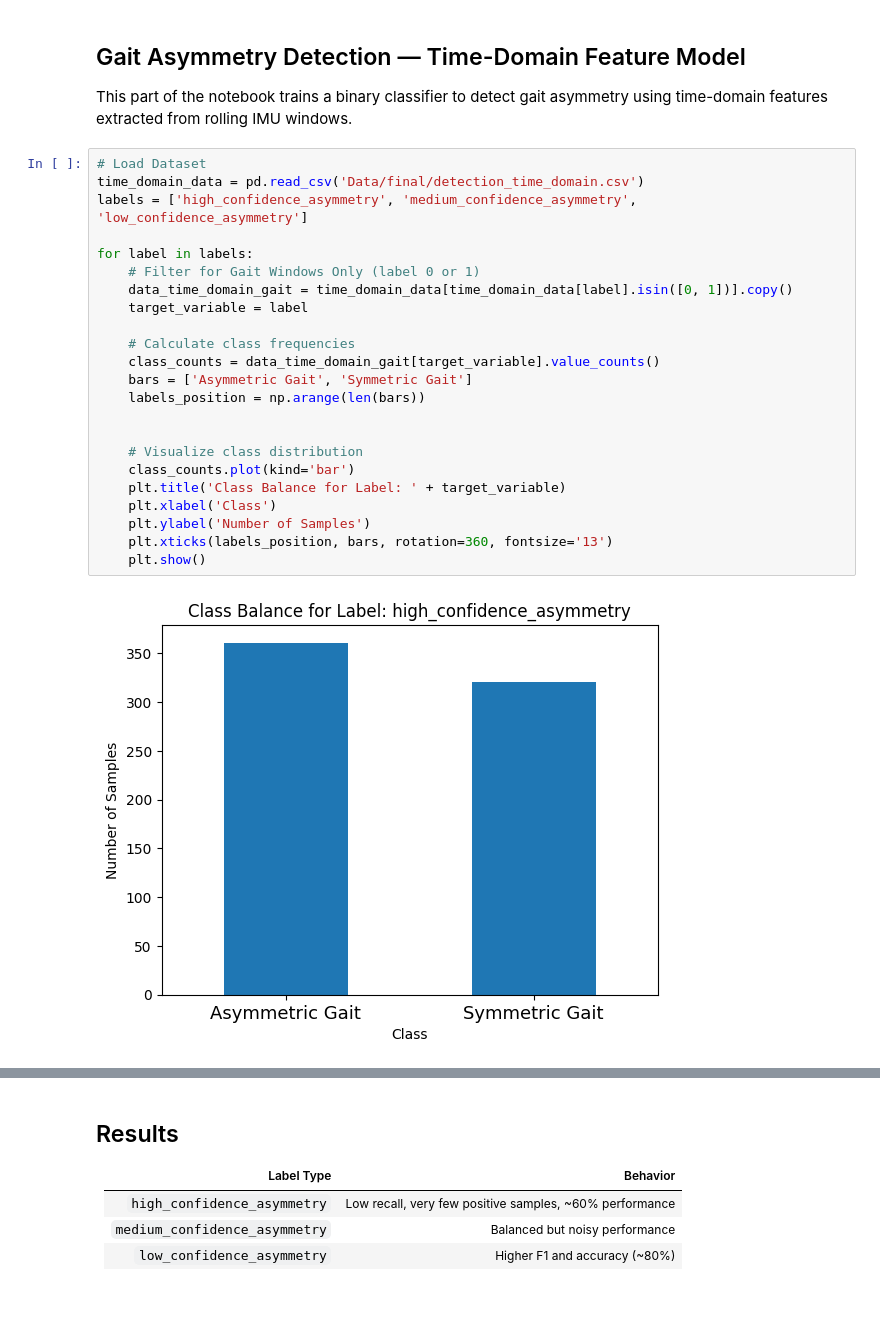
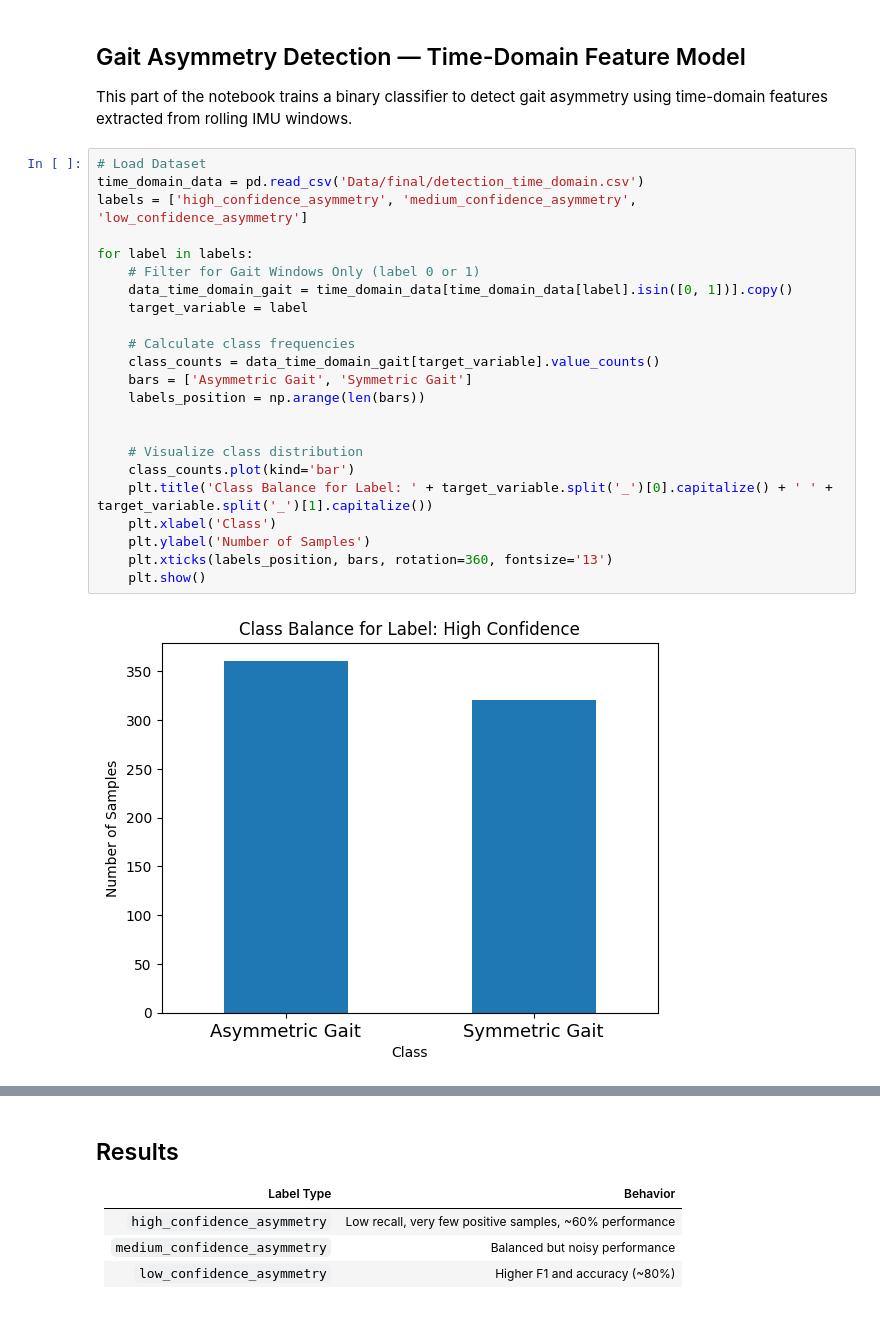
Before and after one commit to StamatisOrfanos/GaitRehab, a Jupyter notebook: gait_detection.ipynb, the cells around one changed output, grey strips where cells are left out. Cells and saved outputs as stored; diff of their text form.

```diff
--- a/gait_detection.ipynb
+++ b/gait_detection.ipynb
@@ -135,25 +135,25 @@ This part of the notebook trains a binary classifier to detect gait asymmetry us
 # %%
 # Load Dataset
 time_domain_data = pd.read_csv('Data/final/detection_time_domain.csv')
 labels = ['high_confidence_asymmetry', 'medium_confidence_asymmetry', 'low_confidence_asymmetry']
 
 for label in labels:
     # Filter for Gait Windows Only (label 0 or 1)
     data_time_domain_gait = time_domain_data[time_domain_data[label].isin([0, 1])].copy()
     target_variable = label
 
     # Calculate class frequencies
     class_counts = data_time_domain_gait[target_variable].value_counts()
     bars = ['Asymmetric Gait', 'Symmetric Gait']
     labels_position = np.arange(len(bars))
 
 
     # Visualize class distribution
     class_counts.plot(kind='bar')
-    plt.title('Class Balance for Label: ' + target_variable)
+    plt.title('Class Balance for Label: ' + target_variable.split('_')[0].capitalize() + ' ' + target_variable.split('_')[1].capitalize())
     plt.xlabel('Class')
     plt.ylabel('Number of Samples')
     plt.xticks(labels_position, bars, rotation=360, fontsize='13')
     plt.show()
 # %% [output]
-[figure, old version]
+[figure, new version]
```
Also changed, not shown: parts of 5 cells of this notebook, 5 other files.
